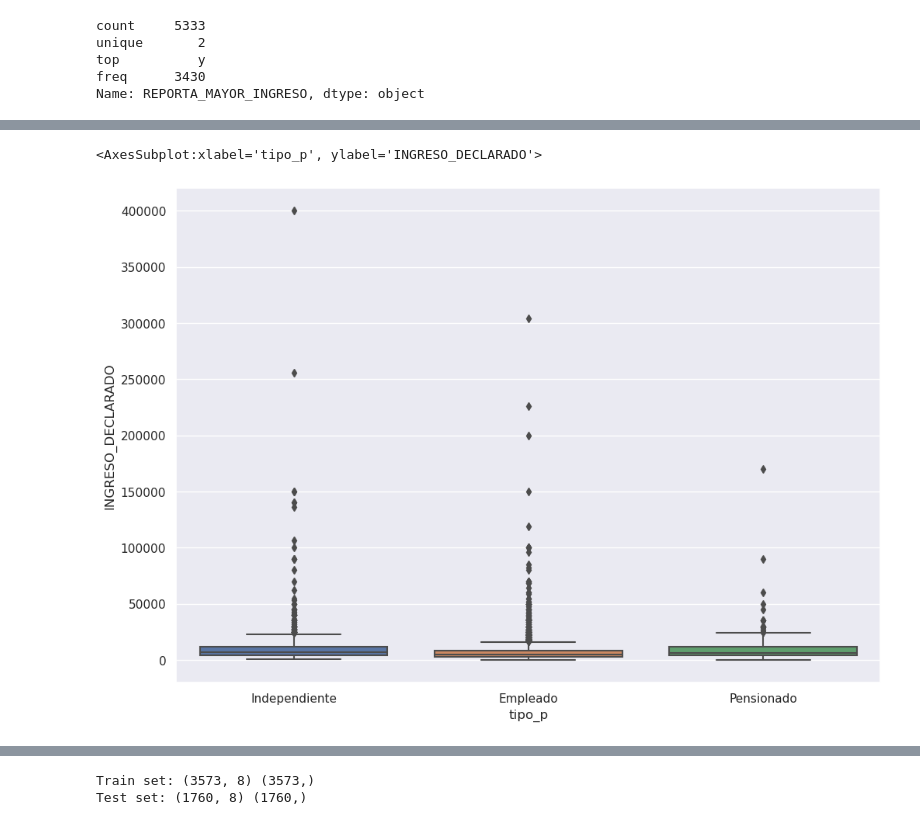
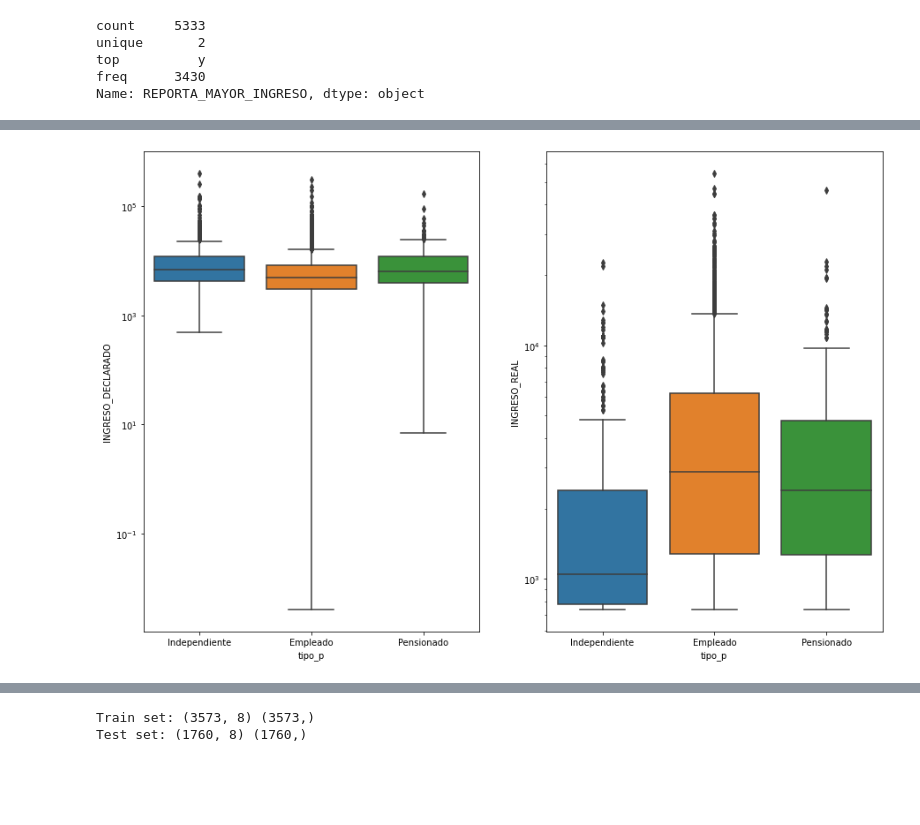
Before and after one commit to JuanseGomezM/Prof_Analysis, a Jupyter notebook: Pro_Analysis_Prueba.ipynb, the cells around one changed output, grey strips where cells are left out. Cells and saved outputs as stored; diff of their text form; code cells hidden in the pictures; blank space fills up the shorter version.

```diff
--- a/Pro_Analysis_Prueba.ipynb
+++ b/Pro_Analysis_Prueba.ipynb
@@ -188,10 +243,19 @@ Name: REPORTA_MAYOR_INGRESO, dtype: object
 # %%
 #cc_analytics['EDAD'].plot(kind='hist')
-sns.set(rc={'figure.figsize':(11.7,8.27)})
+fig, axs = plt.subplots(1, 2, figsize=(15, 15))
+
 sns.histplot(cc_analytics,
-    x="INGRESO_REAL", hue="tipo_p",
+             x="INGRESO_REAL", hue="tipo_p",
+             multiple="stack", edgecolor=".3",
+             linewidth=.5, log_scale=True, ax=axs[0]
+            )
+sns.histplot(cc_analytics,
+    x="INGRESO_DECLARADO", hue="tipo_p",
     multiple="stack",
     edgecolor=".3",
     linewidth=.5,
+    log_scale=True, ax=axs[1]
 )
+#ax.set(xlabel='log (Ingreso Real)', ylabel='Frecuencia')
+plt.show()
 # %% [output]
@@ -208,5 +265,11 @@ sns.catplot(x="EDAD", col="tipo_p",
 # %%
-sns.boxplot(x="tipo_p", y="INGRESO_DECLARADO", data=cc_analytics)
+fig, axs = plt.subplots(1, 2, figsize=(15, 10))
+ax3 = sns.boxplot(x="tipo_p", y="INGRESO_DECLARADO", data=cc_analytics, ax=axs[0])
+ax3.set(yscale="log")
+
+ax4 = sns.boxplot(x="tipo_p", y="INGRESO_REAL", data=cc_analytics,ax=axs[1])
+ax4.set(yscale="log")
+
+plt.show()
 # %% [output]
-<AxesSubplot:xlabel='tipo_p', ylabel='INGRESO_DECLARADO'>
-[figure, old version]
+[figure, new version]
```
Also changed, not shown: parts of 43 cells of this notebook.
